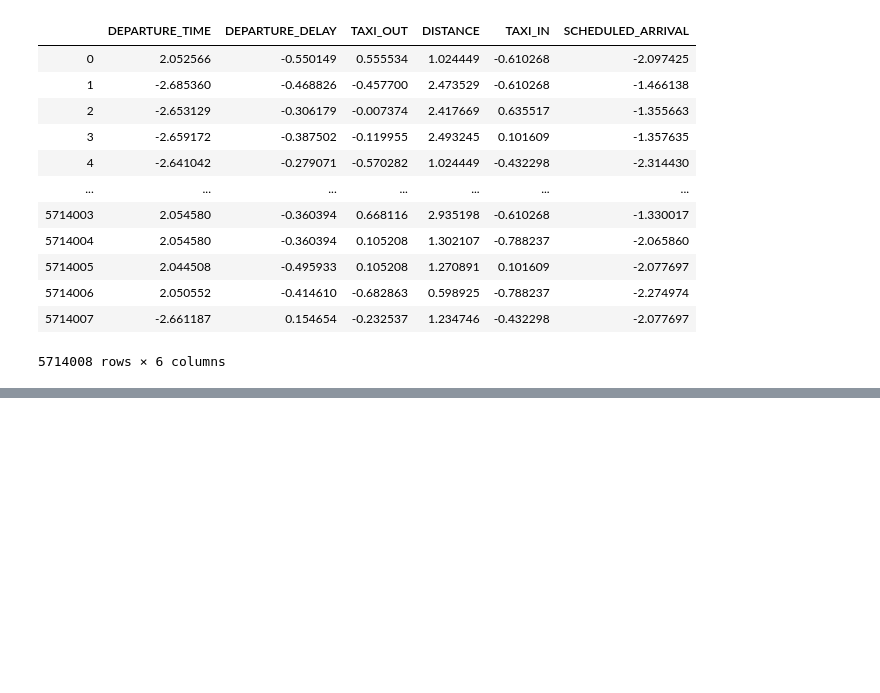
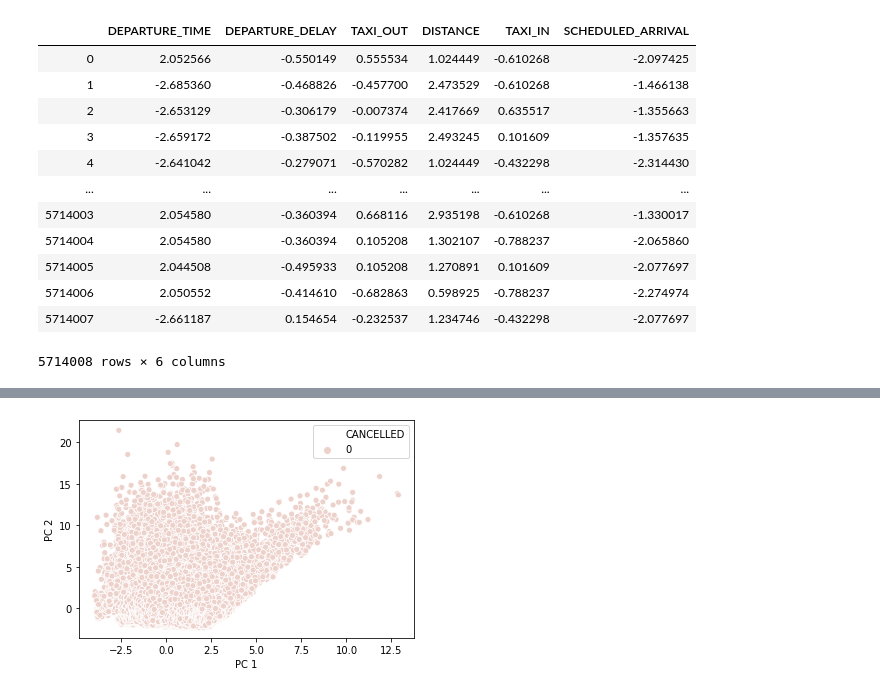
Before and after one commit to afarboledac/CRP_FLIGHT_DELAYS_ANALYSIS, a Jupyter notebook: TrabajoFinal.ipynb, the cells around one changed output, grey strips where cells are left out. Saved outputs shown, nothing was run; the diff lists cells and outputs as text; code cells hidden in the pictures; blank space fills up the shorter version.

```diff
--- a/TrabajoFinal.ipynb
+++ b/TrabajoFinal.ipynb
@@ -265,0 +262,10 @@ MemoryError:
+# %%
+# Build the pipeline
+from sklearn.pipeline import Pipeline
+pipe = Pipeline([('scaler', StandardScaler()),
+                 ('reducer', PCA(n_components=2))])
+
+# Fit the pipeline to poke_df and transform the data
+pc = pipe.fit_transform(flight_std)
+
+print(pc)
@@ -265,0 +280,5 @@ MemoryError:
+# %%
+# Add the 2 components to poke_cat_dfpc=
+pc_df = pd.DataFrame(pc, columns=['PC 1', 'PC 2'])
+flight_encoder_nostd['PC 1'] = pc_df ['PC 1']
+flight_encoder_nostd['PC 2'] = pc_df ['PC 2']
@@ -265,0 +296,7 @@ MemoryError:
+# %%
+# Use the Type feature to color the PC 1 vs PC 2 scatterplot
+sns.scatterplot(data=flight_encoder_nostd,
+                x='PC 1', y='PC 2', hue='CANCELLED')
+plt.show()
+# %% [output]
+[figure, added]
```
Also changed, not shown: parts of 13 cells of this notebook.
